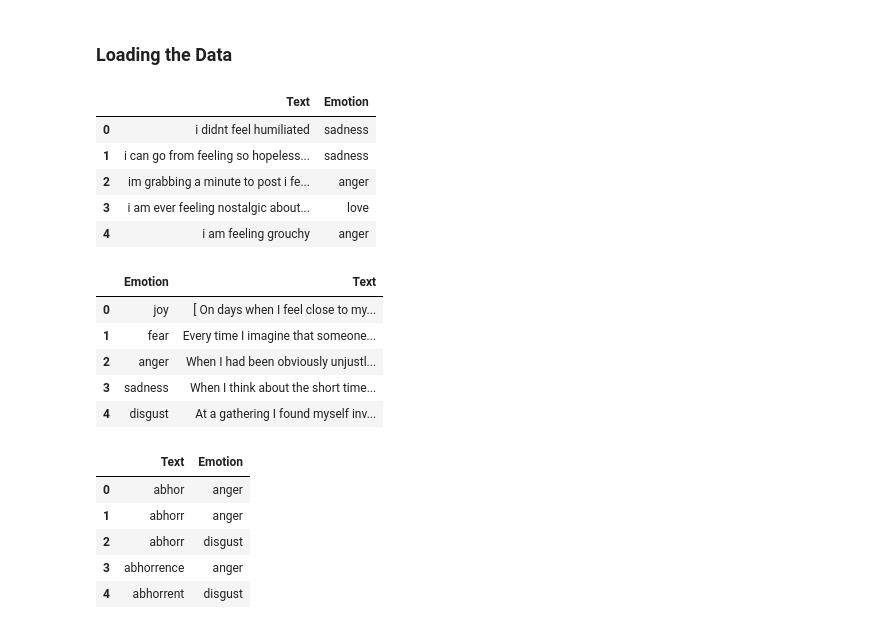
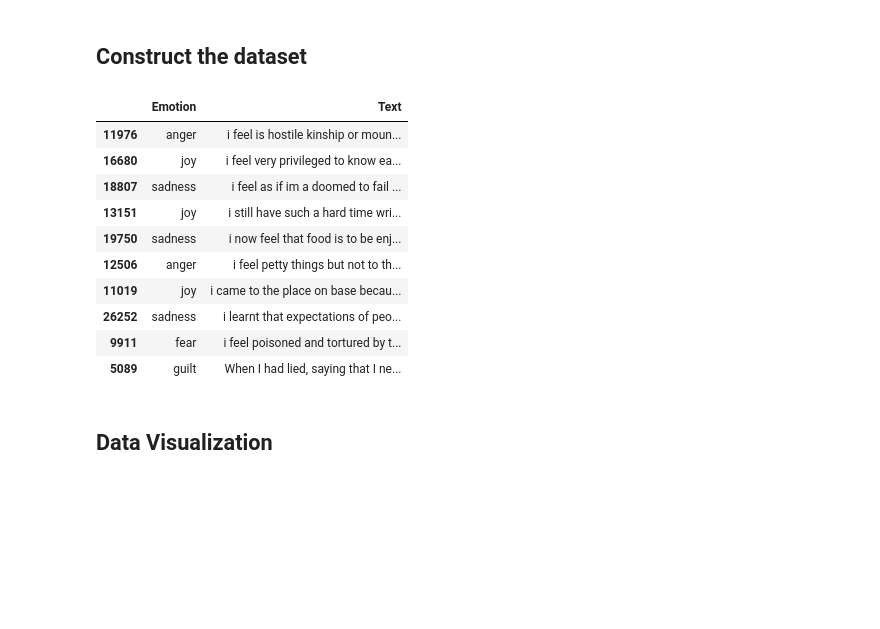
Before and after one commit to Xeth-0/emotion_detection_text, a Jupyter notebook: src/model/Emotion Detection in Text.ipynb, the cells around one changed output. Drawn from its saved outputs; the diff is of its cells as text; code cells hidden in the pictures; blank space fills up the shorter version.

```diff
--- a/src/model/Emotion Detection in Text.ipynb
+++ b/src/model/Emotion Detection in Text.ipynb
@@ -44,0 +100,17 @@ This exploration will help us understand the distribution of emotions in the dat
+# %% [markdown]
+## Construct the dataset
+# %%
+df = pd.concat([isear_df, emot_df], ignore_index=True)
+df.sample(10)
+# %% [output]
+|  | Emotion | Text |
+| 11976 | anger | i feel is hostile kinship or moun... |
+| 16680 | joy | i feel very privileged to know ea... |
+| 18807 | sadness | i feel as if im a doomed to fail ... |
+| 13151 | joy | i still have such a hard time wri... |
+| 19750 | sadness | i now feel that food is to be enj... |
+| 12506 | anger | i feel petty things but not to th... |
+| 11019 | joy | i came to the place on base becau... |
+| 26252 | sadness | i learnt that expectations of peo... |
+| 9911 | fear | i feel poisoned and tortured by t... |
+| 5089 | guilt | When I had lied, saying that I ne... |
@@ -45,39 +121,2 @@ This exploration will help us understand the distribution of emotions in the dat
 # %% [markdown]
-### Loading the Data
+## Data Visualization
-# %%
-# Load Dataset
-df1 = pd.read_csv("./data/input/text_emotions.csv")
-
-# Add another dataset on top of this
-df2 = pd.read_csv("./data/input/Emotion Phrases.csv")
-# Rename the "Word" column to "Text"
-
-df3 = pd.read_csv("./data/input/Emotion Words.csv")
-df3 = df3.rename(columns={"Word": "Text"})
-
-df1.head()
-# %% [output]
-|  | Text | Emotion |
-| 0 | i didnt feel humiliated | sadness |
-| 1 | i can go from feeling so hopeless... | sadness |
-| 2 | im grabbing a minute to post i fe... | anger |
-| 3 | i am ever feeling nostalgic about... | love |
-| 4 | i am feeling grouchy | anger |
-# %%
-df2.head()
-# %% [output]
-|  | Emotion | Text |
-| 0 | joy | [ On days when I feel close to my... |
-| 1 | fear | Every time I imagine that someone... |
-| 2 | anger | When I had been obviously unjustl... |
-| 3 | sadness | When I think about the short time... |
-| 4 | disgust | At a gathering I found myself inv... |
-# %%
-df3.head()
-# %% [output]
-|  | Text | Emotion |
-| 0 | abhor | anger |
-| 1 | abhorr | anger |
-| 2 | abhorr | disgust |
-| 3 | abhorrence | anger |
-| 4 | abhorrent | disgust |
```
Also changed, not shown: parts of 55 cells of this notebook, 3 other files.
